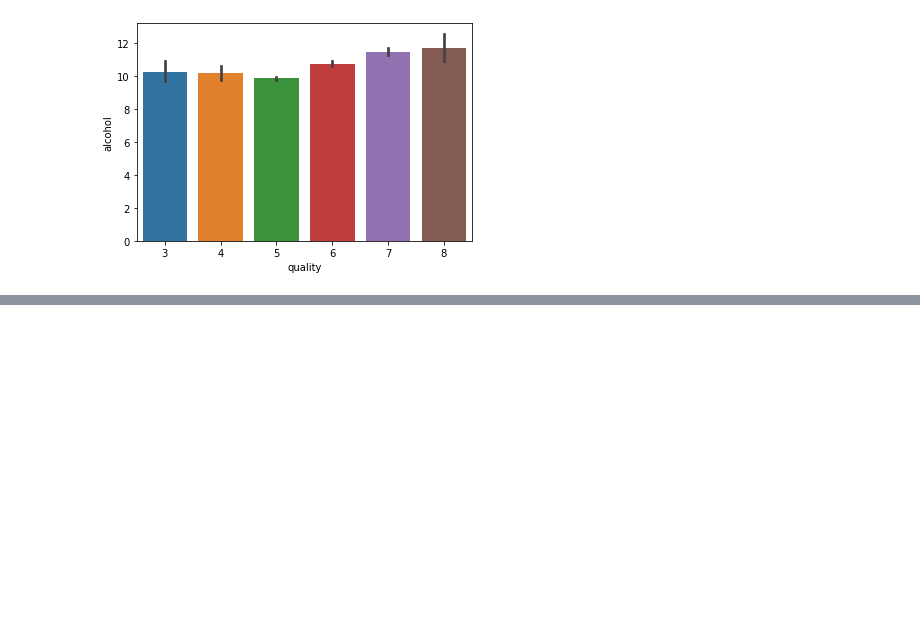
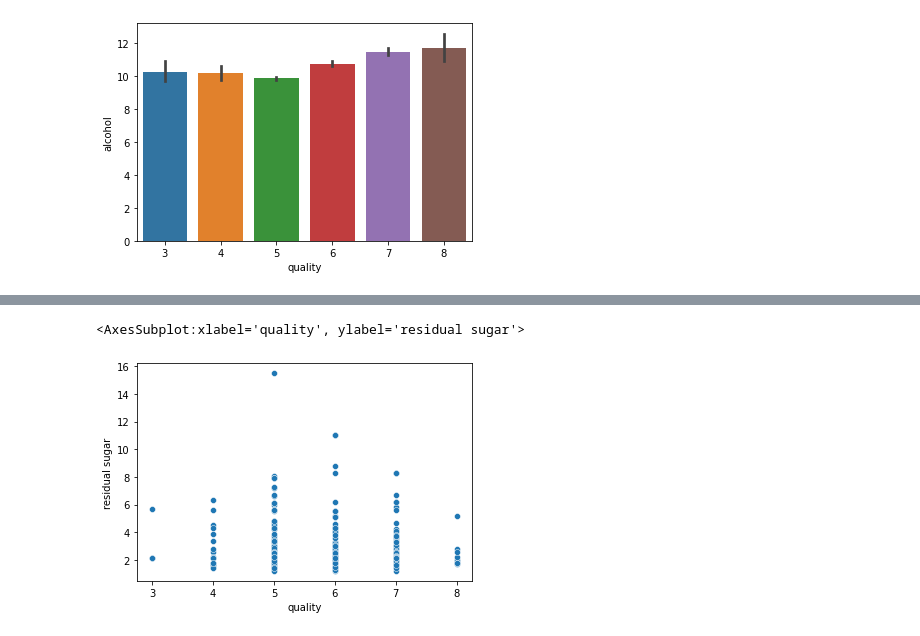
Before and after one commit to Michael-Austin-Mesa/wine-classification-project, a Jupyter notebook: explore.ipynb, the cells around one changed output, grey strips where cells are left out. Saved outputs shown, nothing was run; the diff lists cells and outputs as text; code cells hidden in the pictures; blank space fills up the shorter version.

```diff
--- a/explore.ipynb
+++ b/explore.ipynb
@@ -136,0 +146,5 @@ sb.barplot(data=train, x=train['quality'],y=train['alcohol'])
+# %%
+sb.scatterplot(data=train, x=train['quality'],y=train['residual sugar'])
+# %% [output]
+<AxesSubplot:xlabel='quality', ylabel='residual sugar'>
+[figure, added]
```
Also changed, not shown: parts of 4 cells of this notebook.
